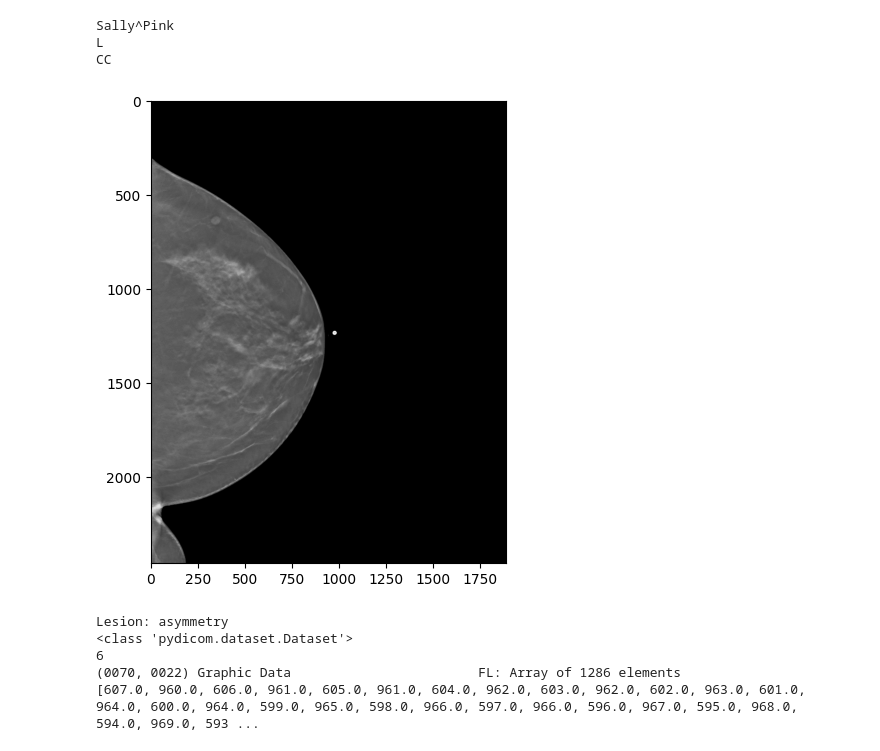
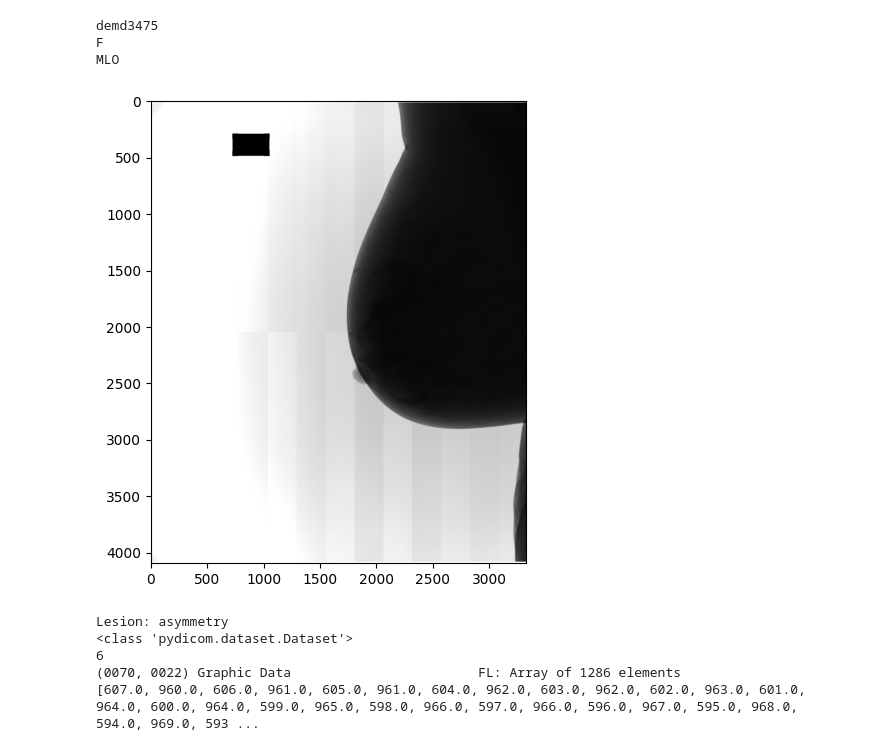
Before and after one commit to cpheidelberg/proj-dicomGmic-lightning, a Jupyter notebook: playground.ipynb, the cells around one changed output. Saved outputs shown, nothing was run; the diff lists cells and outputs as text; code cells hidden in the pictures.

```diff
--- a/playground.ipynb
+++ b/playground.ipynb
@@ -15,22 +15,22 @@ from src.modeling import gmic as gmic
 from PIL import Image
 # %%
 filePath = "single_data/dicom_exams/DBT-SallyAfter/2.25.38946483257757728473930748055098080826/2.25.201219780999166115125425598107454529380/1-1.dcm"
-# filePath = "single_data/dicom_exams/DBT-SallyPrior/2.25.150024898330761854275119164874364274247/2.25.154814202124532790361185006613609999705/1-1.dcm"
+filePath = "/home/ubuntu/sdsHD/sd24f004/FFDM/demd/images/demd3475/1.2.826.0.1.3680043.9.3218.1.1.1478478.5024.1511976368784.3601.0/1.2.826.0.1.3680043.9.3218.1.1.1478478.5024.1511976368784.3612.0.dcm"
 ds = dcm.dcmread(filePath, force=True) # dicom dataset
 
 arr = ds.pixel_array
 
 fig, ax = plt.subplots(1, figsize=(8, 6))
-ax.imshow(arr[33], cmap="gray")
+ax.imshow(arr, cmap="gray")
 
 print(ds.PatientName)
 print(ds.PatientOrientation[1])
 print(ds.ViewPosition)
 # %% [output]
-Sally^Pink
-L
-CC
+demd3475
+F
+MLO
-[figure, old version]
+[figure, new version]
 # %%
 filePath = "single_data/dicom_exams/DBT-SallyAfter/2.25.38946483257757728473930748055098080826/2.25.201219780999166115125425598107454529380/outputDicomSR.dcm"
 # filePath = "single_data/dicom_exams/DBT-SallyPrior/2.25.150024898330761854275119164874364274247/2.25.154814202124532790361185006613609999705/outputDicomSR.dcm"
```
Also changed, not shown: parts of 8 cells of this notebook.
